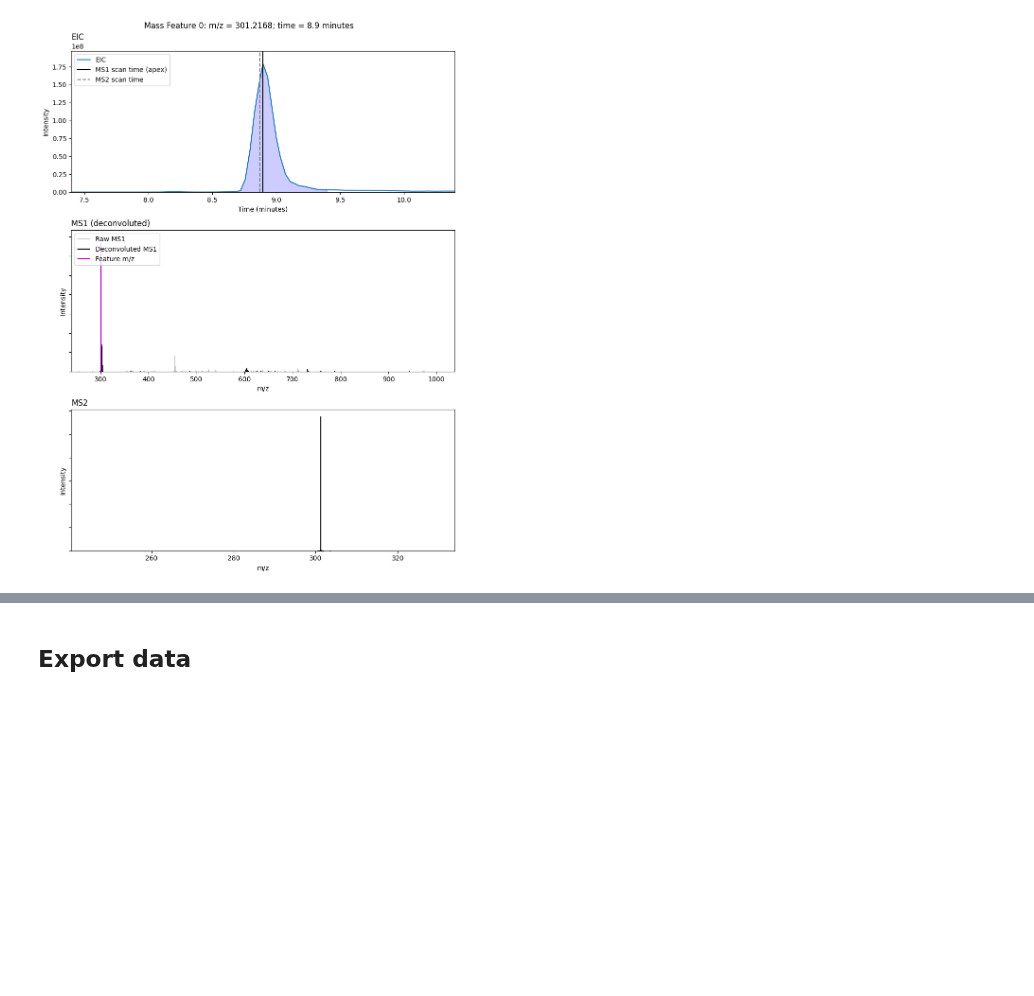
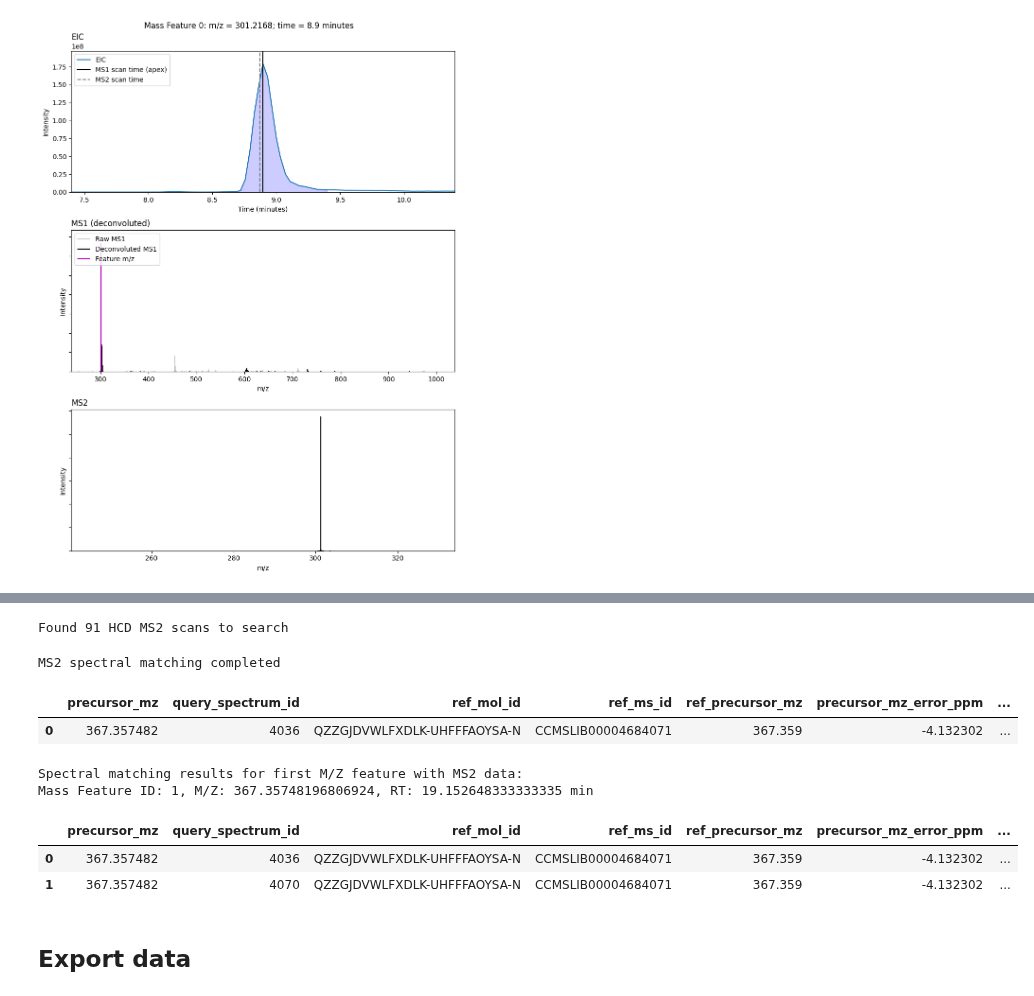
Before and after one commit to EMSL-Computing/CoreMS, a Jupyter notebook: examples/notebooks/LCMS_Tutorial.ipynb, the cells around one changed output, grey strips where cells are left out. Drawn from its saved outputs; the diff is of its cells as text; code cells hidden in the pictures; blank space fills up the shorter version.

Commit message:
Add MS2 search step to LCMS data walkthrough

```diff
--- a/examples/notebooks/LCMS_Tutorial.ipynb
+++ b/examples/notebooks/LCMS_Tutorial.ipynb
@@ -521,3 +563,61 @@ myLCMSobj.mass_features[0].plot()
+# %%
+# Get the HCD MS2 scans that were added to the LCMS object
+hcd_ms2_scan_df = myLCMSobj.scan_df[
+    myLCMSobj.scan_df.scan_text.str.contains("hcd")
+    & (myLCMSobj.scan_df.ms_level == 2)
+]
+
+# Get the list of MS2 scan numbers that are actually in the LCMS object
+ms2_scans_oi_hr = [
+    x for x in hcd_ms2_scan_df.scan.tolist() if x in myLCMSobj._ms.keys()
+]
+
+print(f"Found {len(ms2_scans_oi_hr)} HCD MS2 scans to search")
+# %% [output]
+Found 91 HCD MS2 scans to search
+# %%
+# Perform FlashEntropy spectral matching on the MS2 scans
+# This will annotate MS2 spectra by comparing them to the reference library
+# The peak_sep_da parameter sets the mass tolerance for peak matching
+myLCMSobj.fe_search(
+    scan_list=ms2_scans_oi_hr,
+    fe_lib=msp_negative,
+    peak_sep_da=0.01
+)
+
+print("MS2 spectral matching completed")
+# %% [output]
+MS2 spectral matching completed
+# %%
+mf = myLCMSobj.mass_features[1]
+mf.ms2_similarity_results
+df = mf.ms2_similarity_results[0].to_dataframe()
+df
+# %% [output]
+|  | precursor_mz | query_spectrum_id | ref_mol_id | ref_ms_id | ref_precursor_mz | precursor_mz_error_ppm | ... |
+| 0 | 367.357482 | 4036 | QZZGJDVWLFXDLK-UHFFFAOYSA-N | CCMSLIB00004684071 | 367.359 | -4.132302 | ... |
+# %%
+import pandas as pd
+
+# View the spectral matching results
+# The spectral_similarity_results attribute contains the matches for each MS2 scan
+# Let's examine the first mass feature that has MS2 data
+results_df = list()
+for i, mf in myLCMSobj.mass_features.items():
+    if mf.ms2_similarity_results: # only proceed if there are good matches
+        for ms2_sim_result in mf.ms2_similarity_results:
+            results_df.append(ms2_sim_result.to_dataframe())
+        break
+results_df = pd.concat(results_df, ignore_index=True)
+print("Spectral matching results for first M/Z feature with MS2 data:")
+print(f"Mass Feature ID: {i}, M/Z: {mf.mz}, RT: {mf.retention_time} min")
+results_df
+# %% [output]
+Spectral matching results for first M/Z feature with MS2 data:
+Mass Feature ID: 1, M/Z: 367.35748196806924, RT: 19.152648333333335 min
+|  | precursor_mz | query_spectrum_id | ref_mol_id | ref_ms_id | ref_precursor_mz | precursor_mz_error_ppm | ... |
+| 0 | 367.357482 | 4036 | QZZGJDVWLFXDLK-UHFFFAOYSA-N | CCMSLIB00004684071 | 367.359 | -4.132302 | ... |
+| 1 | 367.357482 | 4070 | QZZGJDVWLFXDLK-UHFFFAOYSA-N | CCMSLIB00004684071 | 367.359 | -4.132302 | ... |
 # %% [markdown]
 ## Export data
 # %%
```
Also changed, not shown: parts of 6 cells of this notebook, 1 other file.
